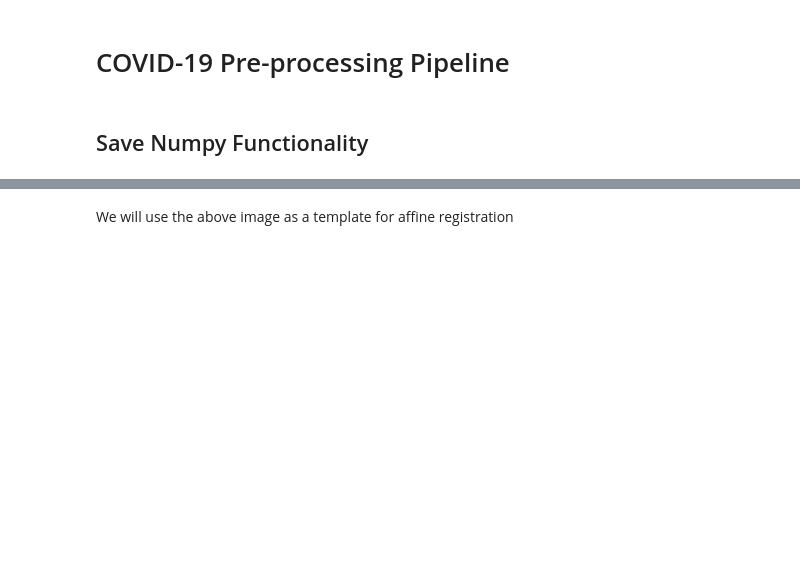
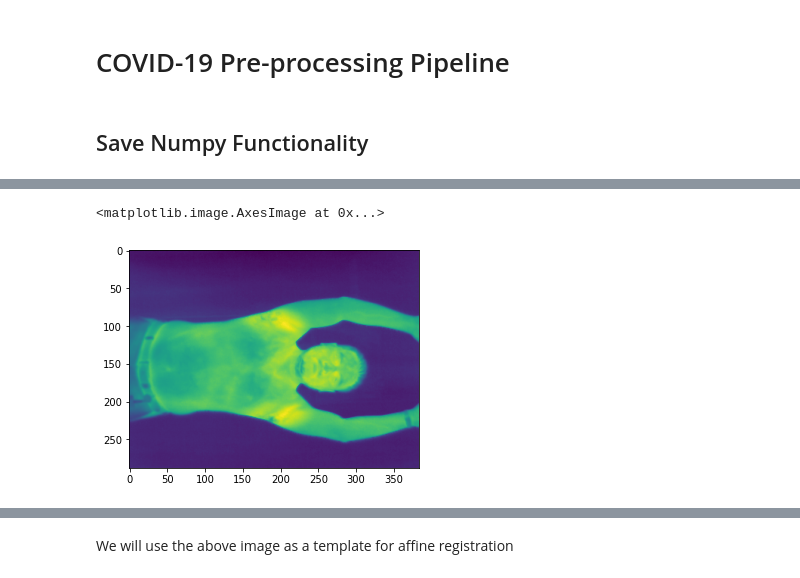
Before and after one commit to jxiang1997/covid_pre_process, a Jupyter notebook: scripts/pre_process.ipynb, the cells around one changed output, grey strips where cells are left out. Drawn from its saved outputs; the diff is of its cells as text; code cells hidden in the pictures; blank space fills up the shorter version.

```diff
--- a/scripts/pre_process.ipynb
+++ b/scripts/pre_process.ipynb
@@ -42,0 +88,5 @@ plt.imshow(thermal_template)
+# %%
+plt.imshow(front_thermal_template)
+# %% [output]
+<matplotlib.image.AxesImage at 0x...>
+[figure, added]
```
Also changed, not shown: parts of 37 cells of this notebook, 2 other files.
